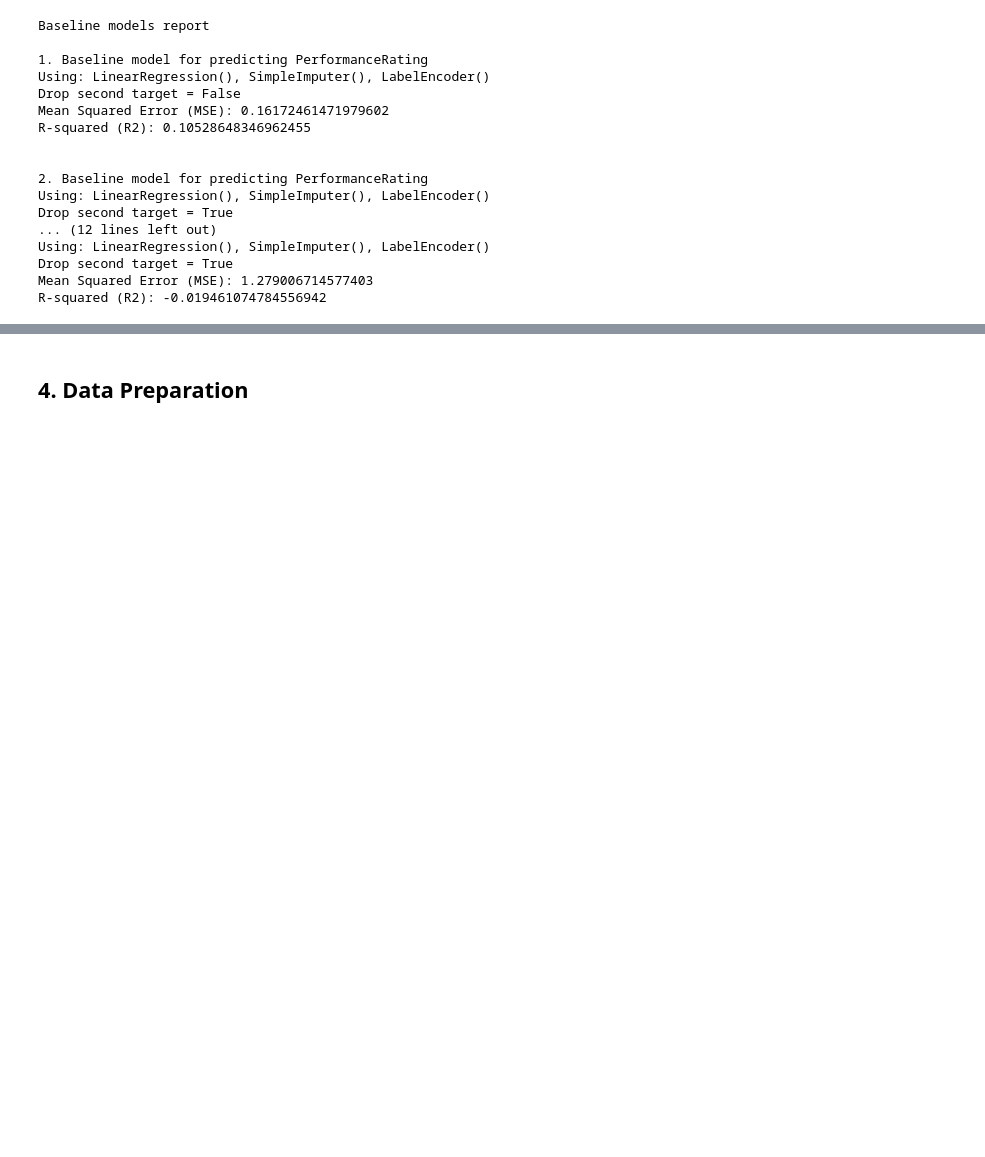
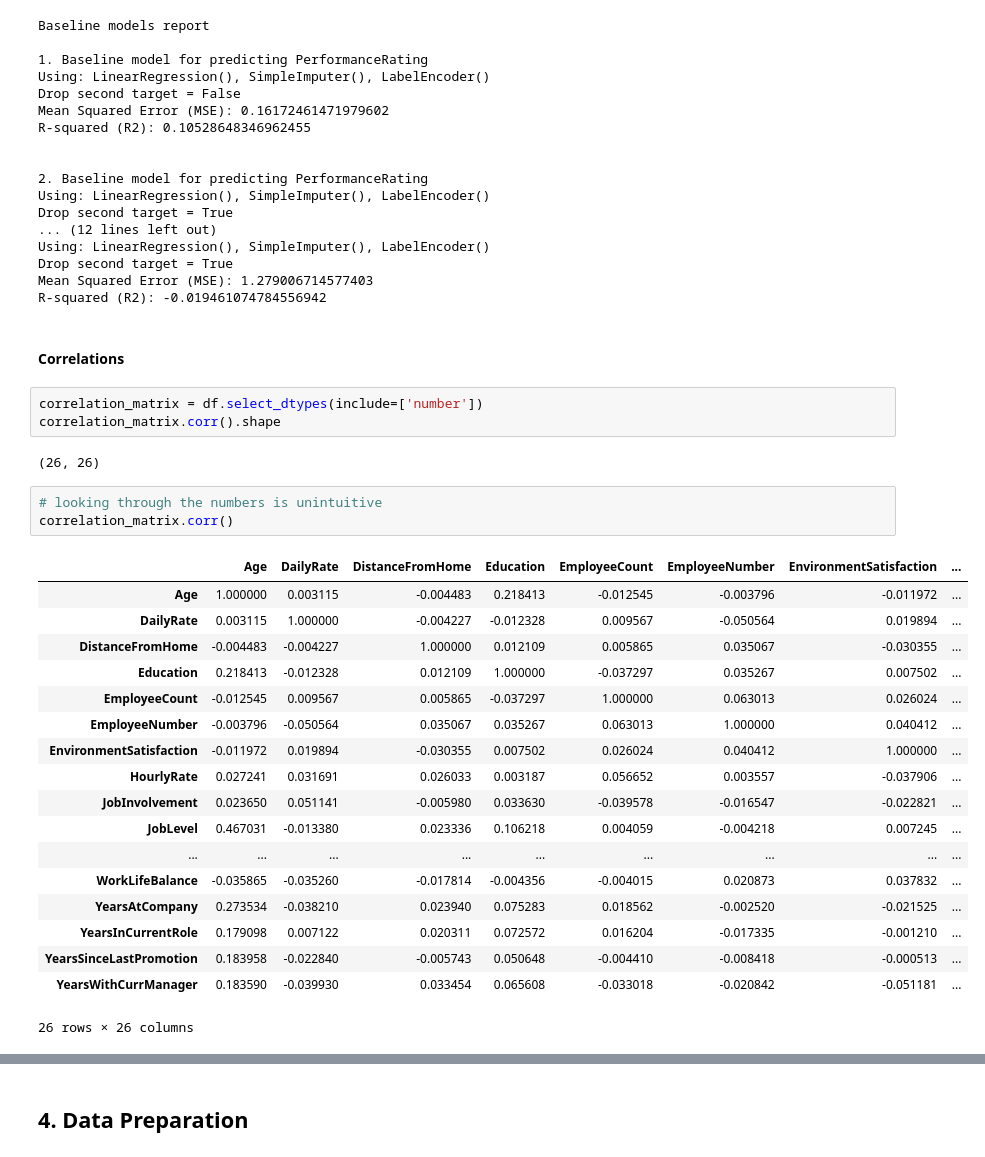
Before and after one commit to Lughaidh-w/Integrated_CA, a Jupyter notebook: Integrated CA2.ipynb, the cells around one changed output, grey strips where cells are left out. Saved outputs shown, nothing was run; the diff lists cells and outputs as text; blank space fills up the shorter version.

```diff
--- a/Integrated CA2.ipynb
+++ b/Integrated CA2.ipynb
@@ -347,3 +347,32 @@ Using: LinearRegression(), SimpleImputer(), LabelEncoder()
 Drop second target = True
 Mean Squared Error (MSE): 1.279006714577403
 R-squared (R2): -0.019461074784556942
+# %% [markdown]
+#### Correlations
+# %%
+correlation_matrix = df.select_dtypes(include=['number'])
+correlation_matrix.corr().shape
+# %% [output]
+(26, 26)
+# %%
+# looking through the numbers is unintuitive
+correlation_matrix.corr()
+# %% [output]
+|  | Age | DailyRate | DistanceFromHome | Education | EmployeeCount | EmployeeNumber | EnvironmentSatisfaction | ... |
+| Age | 1.000000 | 0.003115 | -0.004483 | 0.218413 | -0.012545 | -0.003796 | -0.011972 | ... |
+| DailyRate | 0.003115 | 1.000000 | -0.004227 | -0.012328 | 0.009567 | -0.050564 | 0.019894 | ... |
+| DistanceFromHome | -0.004483 | -0.004227 | 1.000000 | 0.012109 | 0.005865 | 0.035067 | -0.030355 | ... |
+| Education | 0.218413 | -0.012328 | 0.012109 | 1.000000 | -0.037297 | 0.035267 | 0.007502 | ... |
+| EmployeeCount | -0.012545 | 0.009567 | 0.005865 | -0.037297 | 1.000000 | 0.063013 | 0.026024 | ... |
+| EmployeeNumber | -0.003796 | -0.050564 | 0.035067 | 0.035267 | 0.063013 | 1.000000 | 0.040412 | ... |
+| EnvironmentSatisfaction | -0.011972 | 0.019894 | -0.030355 | 0.007502 | 0.026024 | 0.040412 | 1.000000 | ... |
+| HourlyRate | 0.027241 | 0.031691 | 0.026033 | 0.003187 | 0.056652 | 0.003557 | -0.037906 | ... |
+| JobInvolvement | 0.023650 | 0.051141 | -0.005980 | 0.033630 | -0.039578 | -0.016547 | -0.022821 | ... |
+| JobLevel | 0.467031 | -0.013380 | 0.023336 | 0.106218 | 0.004059 | -0.004218 | 0.007245 | ... |
+| ... | ... | ... | ... | ... | ... | ... | ... | ... |
+| WorkLifeBalance | -0.035865 | -0.035260 | -0.017814 | -0.004356 | -0.004015 | 0.020873 | 0.037832 | ... |
+| YearsAtCompany | 0.273534 | -0.038210 | 0.023940 | 0.075283 | 0.018562 | -0.002520 | -0.021525 | ... |
+| YearsInCurrentRole | 0.179098 | 0.007122 | 0.020311 | 0.072572 | 0.016204 | -0.017335 | -0.001210 | ... |
+| YearsSinceLastPromotion | 0.183958 | -0.022840 | -0.005743 | 0.050648 | -0.004410 | -0.008418 | -0.000513 | ... |
+| YearsWithCurrManager | 0.183590 | -0.039930 | 0.033454 | 0.065608 | -0.033018 | -0.020842 | -0.051181 | ... |
+26 rows × 26 columns
```
Also changed, not shown: parts of 17 cells of this notebook, 1 other file.
